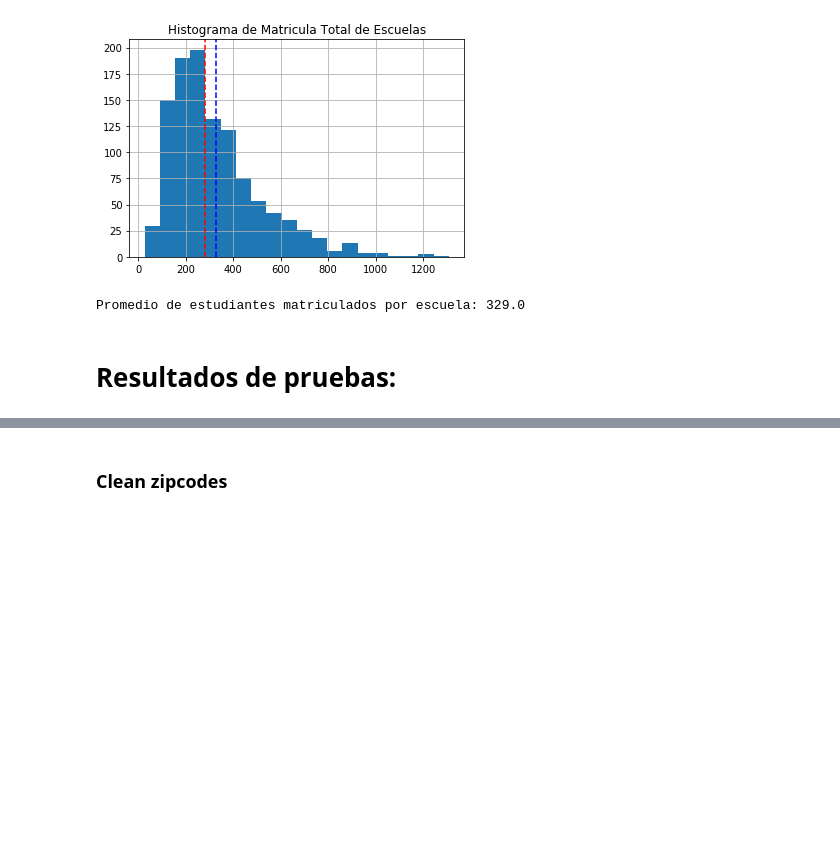
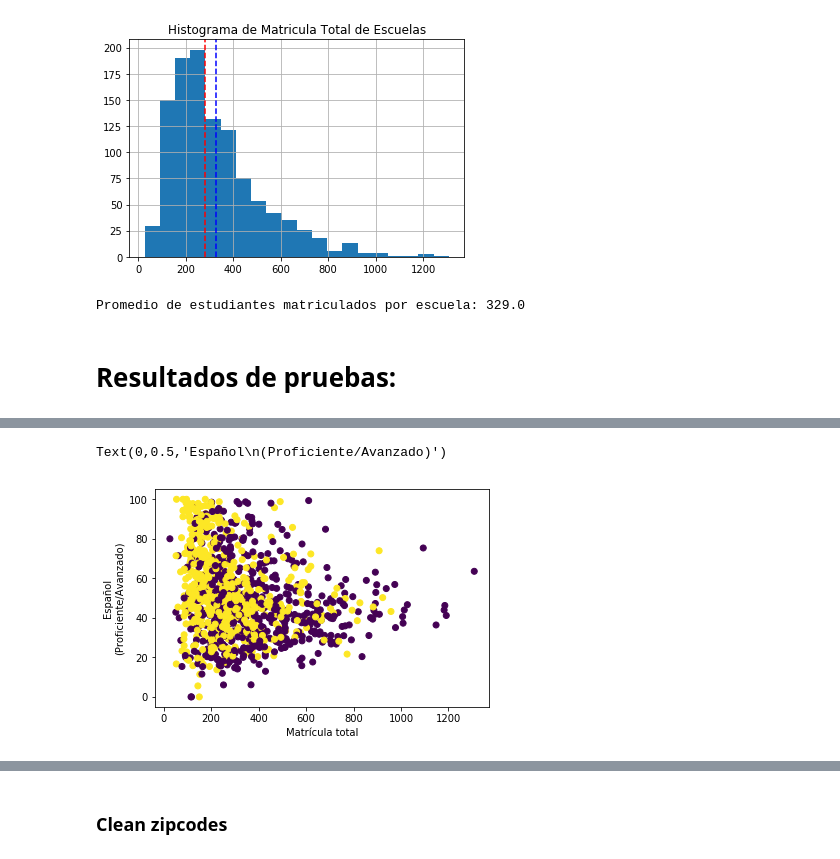
Before and after one commit to karmacelina/puertorico, a Jupyter notebook: notebooks/exploration.ipynb, the cells around one changed output, grey strips where cells are left out. Drawn from its saved outputs; the diff is of its cells as text; code cells hidden in the pictures; blank space fills up the shorter version.

```diff
--- a/notebooks/exploration.ipynb
+++ b/notebooks/exploration.ipynb
@@ -96,6 +107,11 @@ plt.scatter(escuelas['MATRICULA_TOTAL'], escuelas['MATEMÁTICAS_[PROFICIENTE+AVA
 # %%
 plt.scatter(escuelas['MATRICULA_TOTAL'], escuelas['ESPAÑOL_[PROFICIENTE+AVANZADO]'],
            c=escuelas['ZONA'].map({'URBANA':1, 'RURAL':2}))
+plt.xlabel('Matrícula total')
+plt.ylabel('Español\n(Proficiente/Avanzado)')
+# %% [output]
+Text(0,0.5,'Español\n(Proficiente/Avanzado)')
+[figure, added]
 # %%
 plt.scatter(escuelas['MATRICULA_TOTAL'], escuelas['INGLÉS_[PROFICIENTE+AVANZADO]'],
            c=escuelas['ZONA'].map({'URBANA':1, 'RURAL':2}))
```
Also changed, not shown: parts of 96 cells of this notebook, 1 other file.
